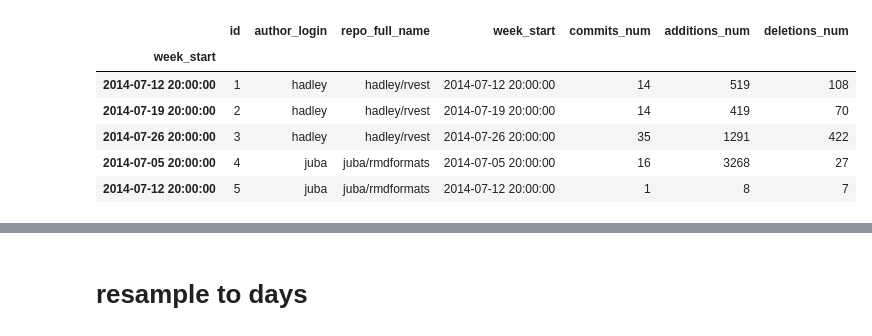
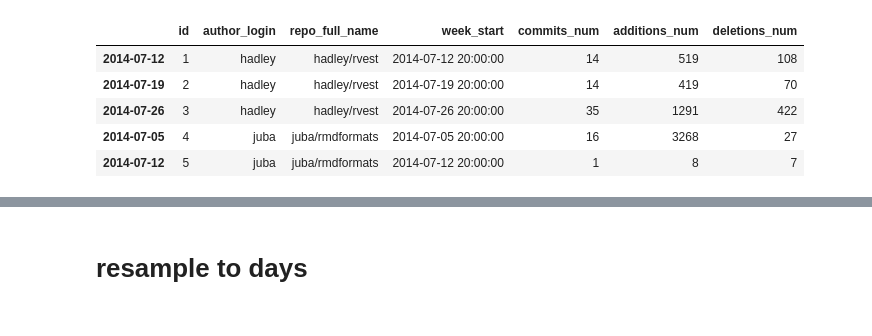
Before and after one commit to gauthamnair/repopulse, a Jupyter notebook: testingFeatureMaker.ipynb, the cells around one changed output, grey strips where cells are left out. Cells and saved outputs as stored; diff of their text form; code cells hidden in the pictures.

```diff
--- a/testingFeatureMaker.ipynb
+++ b/testingFeatureMaker.ipynb
@@ -9,14 +11,14 @@ contrib = pd.io.sql.read_sql(query, con)
 # %%
-contrib.index = contrib['week_start']
+contrib.index = pd.to_datetime([x.date() for x in contrib['week_start']])
+# contrib.index = contrib['week_start']
 contrib.head()
 # %% [output]
 |  | id | author_login | repo_full_name | week_start | commits_num | additions_num | deletions_num |
-| week_start |  |  |  |  |  |  |  |
-| 2014-07-12 20:00:00 | 1 | hadley | hadley/rvest | 2014-07-12 20:00:00 | 14 | 519 | 108 |
-| 2014-07-19 20:00:00 | 2 | hadley | hadley/rvest | 2014-07-19 20:00:00 | 14 | 419 | 70 |
-| 2014-07-26 20:00:00 | 3 | hadley | hadley/rvest | 2014-07-26 20:00:00 | 35 | 1291 | 422 |
-| 2014-07-05 20:00:00 | 4 | juba | juba/rmdformats | 2014-07-05 20:00:00 | 16 | 3268 | 27 |
-| 2014-07-12 20:00:00 | 5 | juba | juba/rmdformats | 2014-07-12 20:00:00 | 1 | 8 | 7 |
+| 2014-07-12 | 1 | hadley | hadley/rvest | 2014-07-12 20:00:00 | 14 | 519 | 108 |
+| 2014-07-19 | 2 | hadley | hadley/rvest | 2014-07-19 20:00:00 | 14 | 419 | 70 |
+| 2014-07-26 | 3 | hadley | hadley/rvest | 2014-07-26 20:00:00 | 35 | 1291 | 422 |
+| 2014-07-05 | 4 | juba | juba/rmdformats | 2014-07-05 20:00:00 | 16 | 3268 | 27 |
+| 2014-07-12 | 5 | juba | juba/rmdformats | 2014-07-12 20:00:00 | 1 | 8 | 7 |
 # %%
 plyr = contrib[contrib['repo_full_name']=='hadley/plyr']
 hadleyPlyr = plyr[plyr['author_login'] == 'hadley']
```
Also changed, not shown: parts of 24 cells of this notebook, 3 other files.
